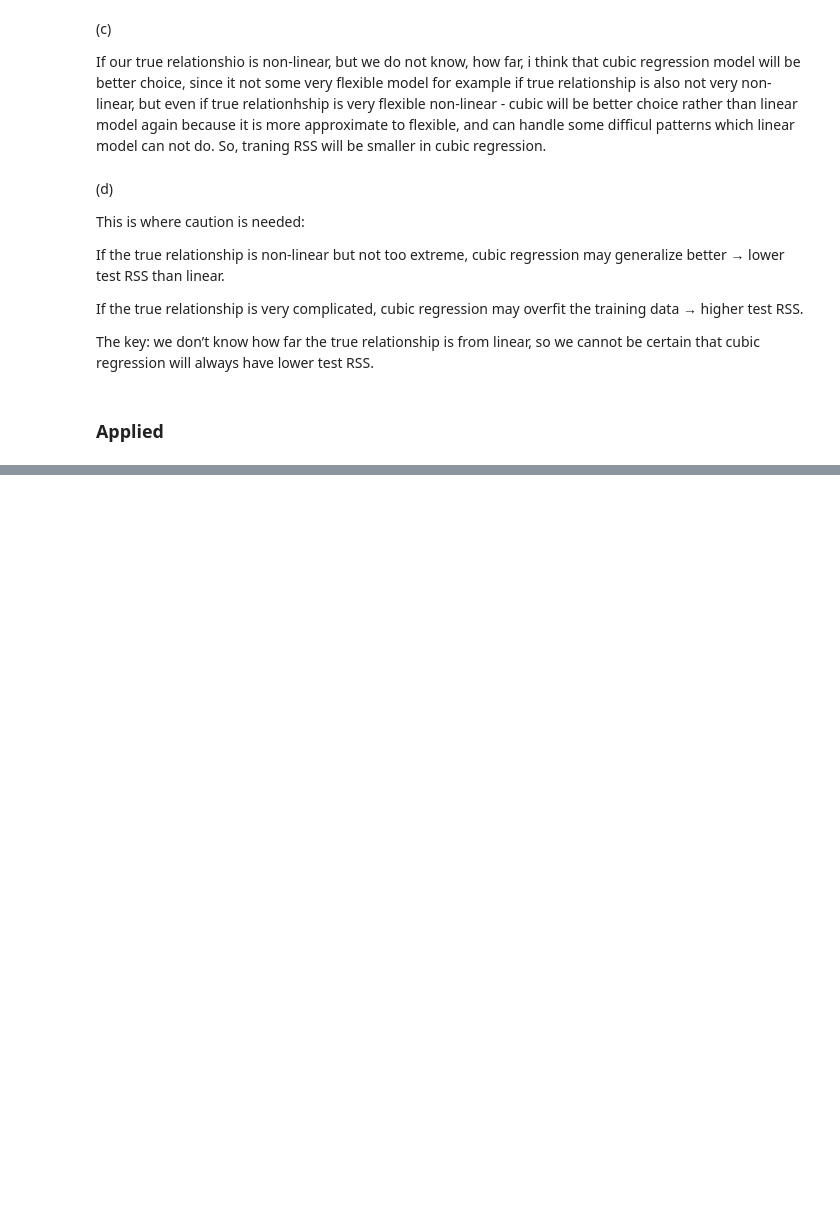
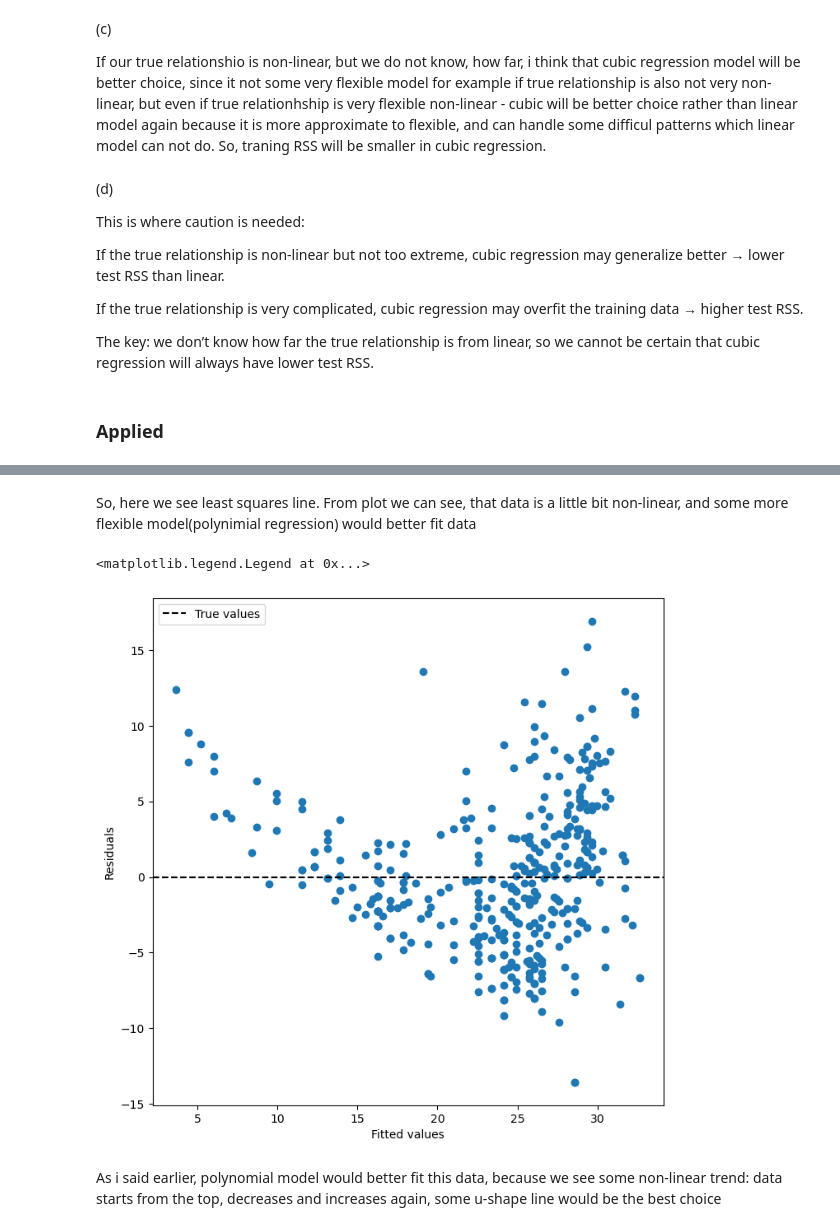
Before and after one commit to kolyakr/ISLP, a Jupyter notebook: 3_linear_regression/exercises.ipynb, the cells around one changed output, grey strips where cells are left out. Drawn from its saved outputs; the diff is of its cells as text; code cells hidden in the pictures; blank space fills up the shorter version.

```diff
--- a/3_linear_regression/exercises.ipynb
+++ b/3_linear_regression/exercises.ipynb
@@ -185,0 +304,16 @@ The key: we don’t know how far the true relationship is from linear, so we can
+# %% [markdown]
+So, here we see least squares line. From plot we can see, that data is a little bit non-linear, and some more
+flexible model(polynimial regression) would better fit data
+# %%
+ax = plt.subplots(figsize=(8, 8))[1]
+ax.scatter(results1.fittedvalues, results1.resid)
+ax.set_xlabel("Fitted values")
+ax.set_ylabel("Residuals")
+ax.axhline(0, c="k", ls="--", label="True values")
+
+ax.legend()
+# %% [output]
+<matplotlib.legend.Legend at 0x...>
+[figure, added]
+# %% [markdown]
+As i said earlier, polynomial model would better fit this data, because we see some non-linear trend: data starts from the top, decreases and increases again, some u-shape line would be the best choice
```
Also changed, not shown: parts of 46 cells of this notebook.
